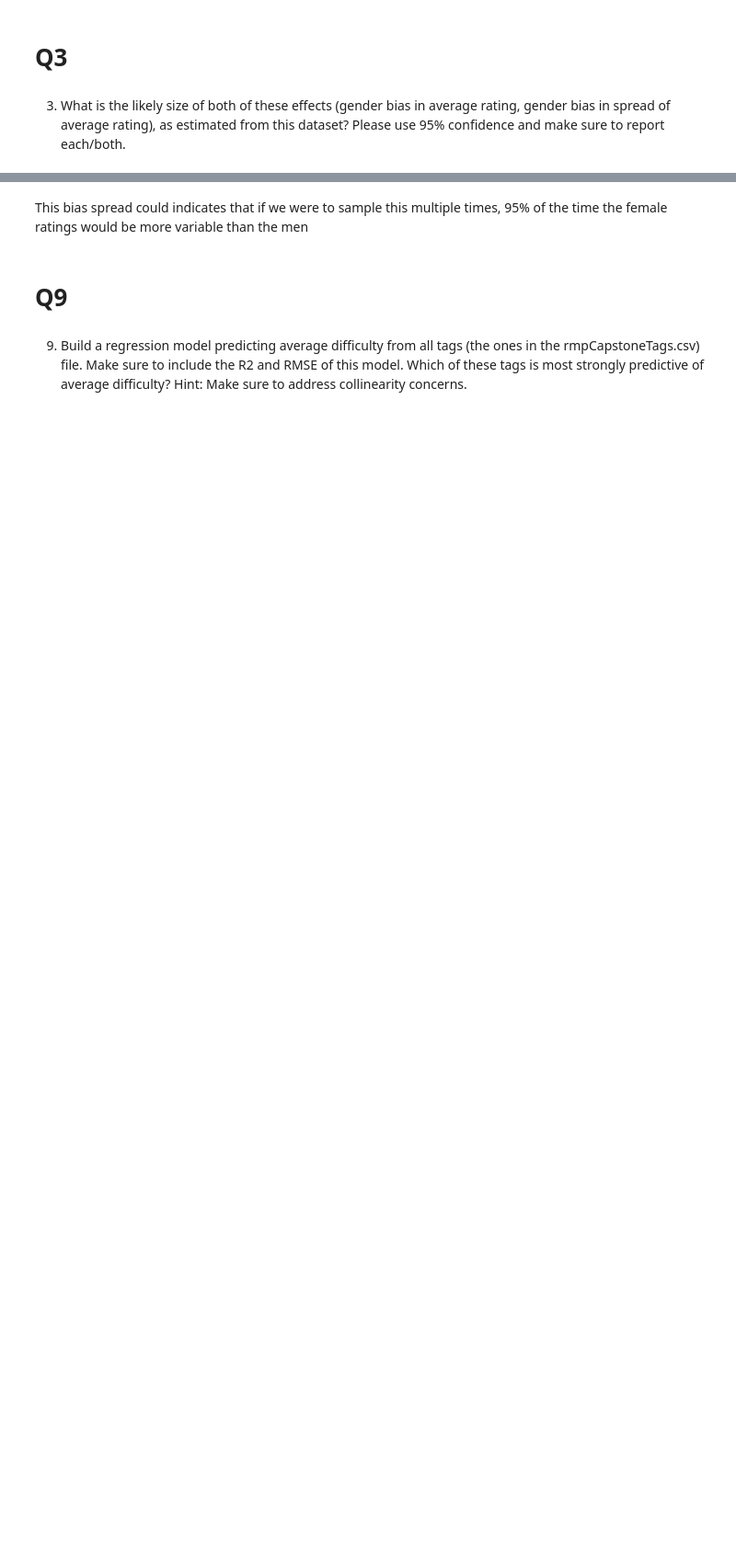
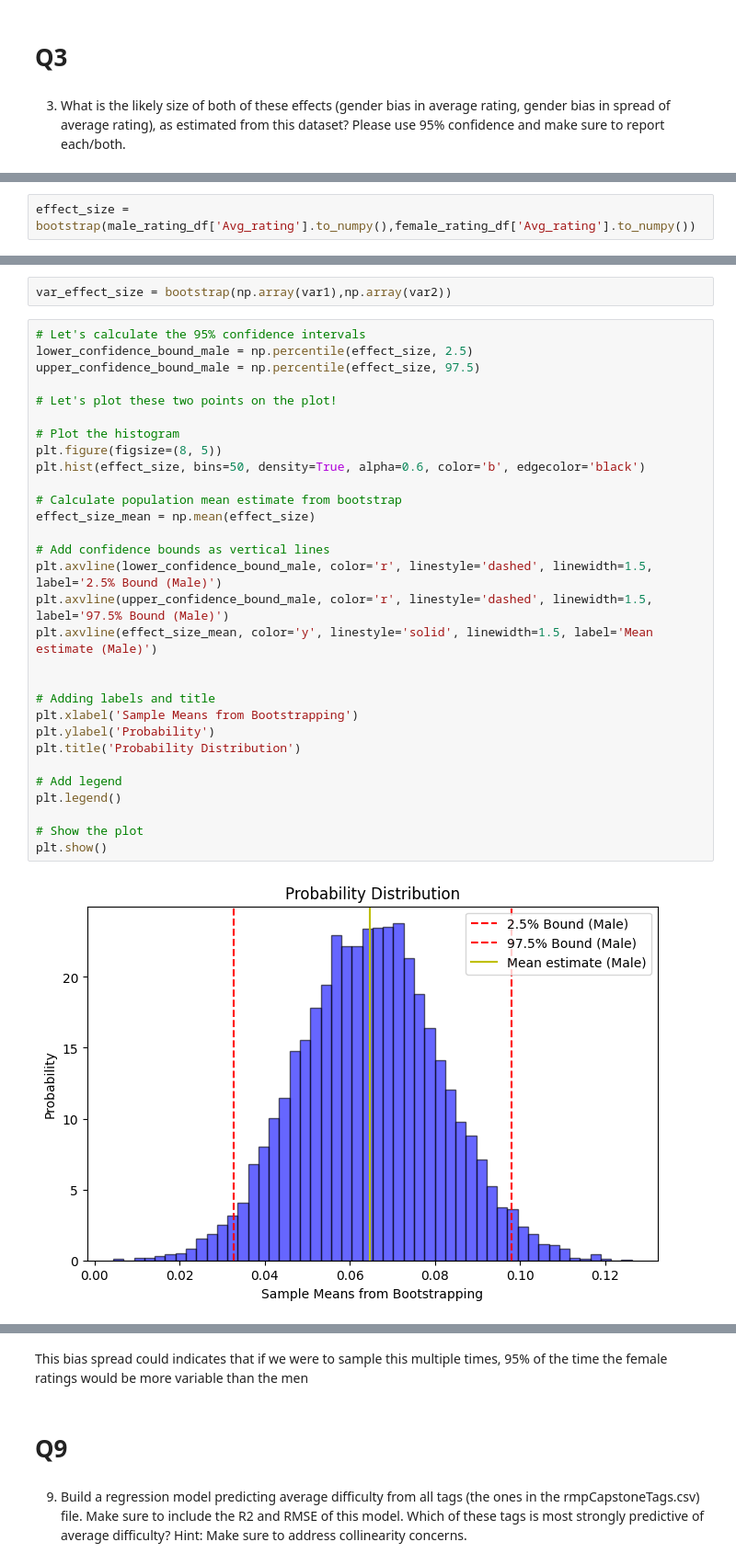
Before and after one commit to kk5739/rate-my-professor-rating-analysis, a Jupyter notebook: ap.ipynb, the cells around one changed output, grey strips where cells are left out. Shown at 92% size. Cells and saved outputs as stored; diff of their text form; blank space fills up the shorter version.

```diff
--- a/ap.ipynb
+++ b/ap.ipynb
@@ -147,0 +247,2 @@ np.float64(2.5)
+# %%
+effect_size = bootstrap(male_rating_df['Avg_rating'].to_numpy(),female_rating_df['Avg_rating'].to_numpy())
@@ -147,0 +280,34 @@ np.float64(2.5)
+# %%
+var_effect_size = bootstrap(np.array(var1),np.array(var2))
+# %%
+# Let's calculate the 95% confidence intervals
+lower_confidence_bound_male = np.percentile(effect_size, 2.5)
+upper_confidence_bound_male = np.percentile(effect_size, 97.5)
+
+# Let's plot these two points on the plot!
+
+# Plot the histogram
+plt.figure(figsize=(8, 5))
+plt.hist(effect_size, bins=50, density=True, alpha=0.6, color='b', edgecolor='black')
+
+# Calculate population mean estimate from bootstrap
+effect_size_mean = np.mean(effect_size)
+
+# Add confidence bounds as vertical lines
+plt.axvline(lower_confidence_bound_male, color='r', linestyle='dashed', linewidth=1.5, label='2.5% Bound (Male)')
+plt.axvline(upper_confidence_bound_male, color='r', linestyle='dashed', linewidth=1.5, label='97.5% Bound (Male)')
+plt.axvline(effect_size_mean, color='y', linestyle='solid', linewidth=1.5, label='Mean estimate (Male)')
+
+
+# Adding labels and title
+plt.xlabel('Sample Means from Bootstrapping')
+plt.ylabel('Probability')
+plt.title('Probability Distribution')
+
+# Add legend
+plt.legend()
+
+# Show the plot
+plt.show()
+# %% [output]
+[figure, added]
```
Also changed, not shown: parts of 37 cells of this notebook.
